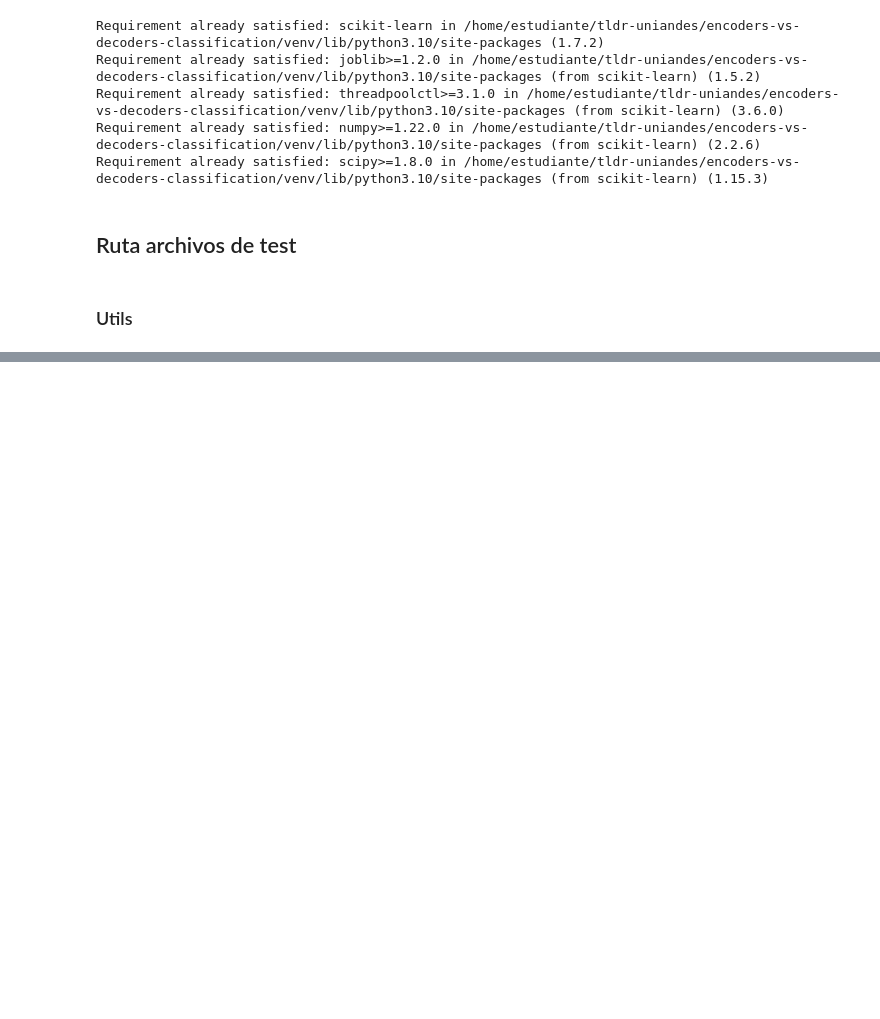
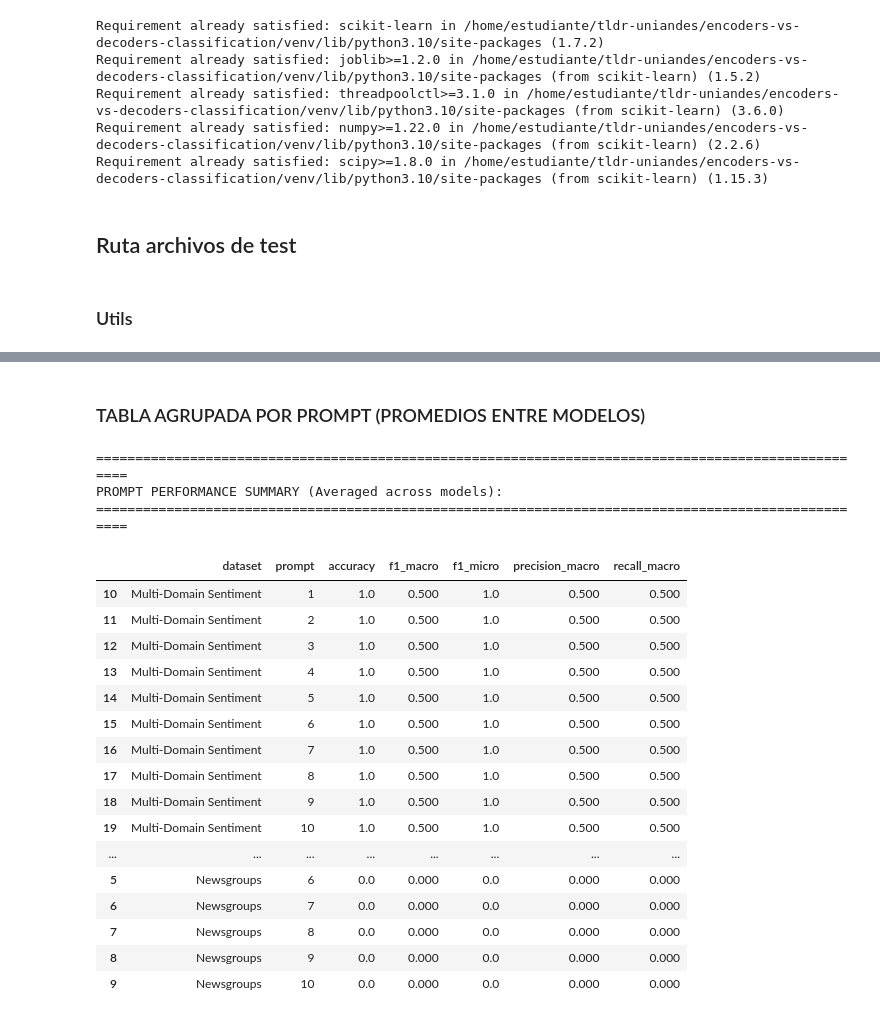
Before and after one commit to andresmosqueraw/tarea5-pln, a Jupyter notebook: mi-solution/solution.ipynb, the cells around one changed output, grey strips where cells are left out. Cells and saved outputs as stored; diff of their text form; code cells hidden in the pictures; blank space fills up the shorter version.

```diff
--- a/mi-solution/solution.ipynb
+++ b/mi-solution/solution.ipynb
@@ -1240,0 +1629,56 @@ alt.atheism
+# %% [markdown]
+### TABLA AGRUPADA POR PROMPT (PROMEDIOS ENTRE MODELOS)
+# %%
+# Separar Newsgroups y MULTI
+news_df = summary_df[~summary_df["model"].str.contains("-MULTI", na=False)].copy()
+multi_df = summary_df[summary_df["model"].str.contains("-MULTI", na=False)].copy()
+
+# Agrupar por prompt y calcular promedios para Newsgroups
+news_grouped = news_df.groupby("prompt").agg({
+    "accuracy": "mean",
+    "f1_macro": "mean",
+    "f1_micro": "mean",
+    "precision_macro": "mean",
+    "recall_macro": "mean"
+}).reset_index()
+news_grouped["dataset"] = "Newsgroups"
+
+# Agrupar por prompt y calcular promedios para MULTI
+multi_grouped = multi_df.groupby("prompt").agg({
+    "accuracy": "mean",
+    "f1_macro": "mean",
+    "f1_micro": "mean",
+    "precision_macro": "mean",
+    "recall_macro": "mean"
+}).reset_index()
+multi_grouped["dataset"] = "Multi-Domain Sentiment"
+
+# Combinar ambas tablas
+grouped_summary = pd.concat([news_grouped, multi_grouped], ignore_index=True)
+grouped_summary = grouped_summary[["dataset", "prompt", "accuracy", "f1_macro", "f1_micro", "precision_macro", "recall_macro"]]
+
+print("\n"+"="*100)
+print("PROMPT PERFORMANCE SUMMARY (Averaged across models):")
+print("="*100)
+display(grouped_summary.sort_values(["dataset", "f1_macro"], ascending=[True, False]))
+# %% [output]
+====================================================================================================
+PROMPT PERFORMANCE SUMMARY (Averaged across models):
+====================================================================================================
+|  | dataset | prompt | accuracy | f1_macro | f1_micro | precision_macro | recall_macro |
+| 10 | Multi-Domain Sentiment | 1 | 1.0 | 0.500 | 1.0 | 0.500 | 0.500 |
+| 11 | Multi-Domain Sentiment | 2 | 1.0 | 0.500 | 1.0 | 0.500 | 0.500 |
+| 12 | Multi-Domain Sentiment | 3 | 1.0 | 0.500 | 1.0 | 0.500 | 0.500 |
+| 13 | Multi-Domain Sentiment | 4 | 1.0 | 0.500 | 1.0 | 0.500 | 0.500 |
+| 14 | Multi-Domain Sentiment | 5 | 1.0 | 0.500 | 1.0 | 0.500 | 0.500 |
+| 15 | Multi-Domain Sentiment | 6 | 1.0 | 0.500 | 1.0 | 0.500 | 0.500 |
+| 16 | Multi-Domain Sentiment | 7 | 1.0 | 0.500 | 1.0 | 0.500 | 0.500 |
+| 17 | Multi-Domain Sentiment | 8 | 1.0 | 0.500 | 1.0 | 0.500 | 0.500 |
+| 18 | Multi-Domain Sentiment | 9 | 1.0 | 0.500 | 1.0 | 0.500 | 0.500 |
+| 19 | Multi-Domain Sentiment | 10 | 1.0 | 0.500 | 1.0 | 0.500 | 0.500 |
+| ... | ... | ... | ... | ... | ... | ... | ... |
+| 5 | Newsgroups | 6 | 0.0 | 0.000 | 0.0 | 0.000 | 0.000 |
+| 6 | Newsgroups | 7 | 0.0 | 0.000 | 0.0 | 0.000 | 0.000 |
+| 7 | Newsgroups | 8 | 0.0 | 0.000 | 0.0 | 0.000 | 0.000 |
+| 8 | Newsgroups | 9 | 0.0 | 0.000 | 0.0 | 0.000 | 0.000 |
+| 9 | Newsgroups | 10 | 0.0 | 0.000 | 0.0 | 0.000 | 0.000 |
```
Also changed, not shown: parts of 17 cells of this notebook, 1 other file.
